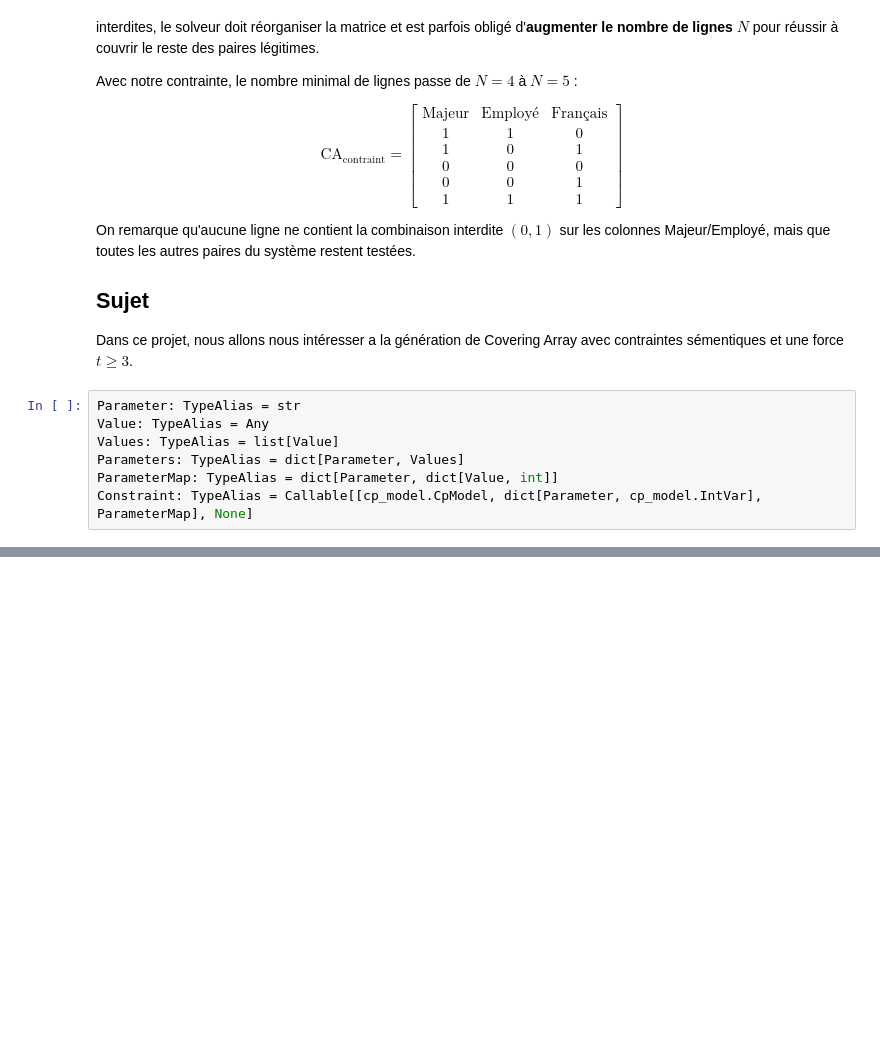
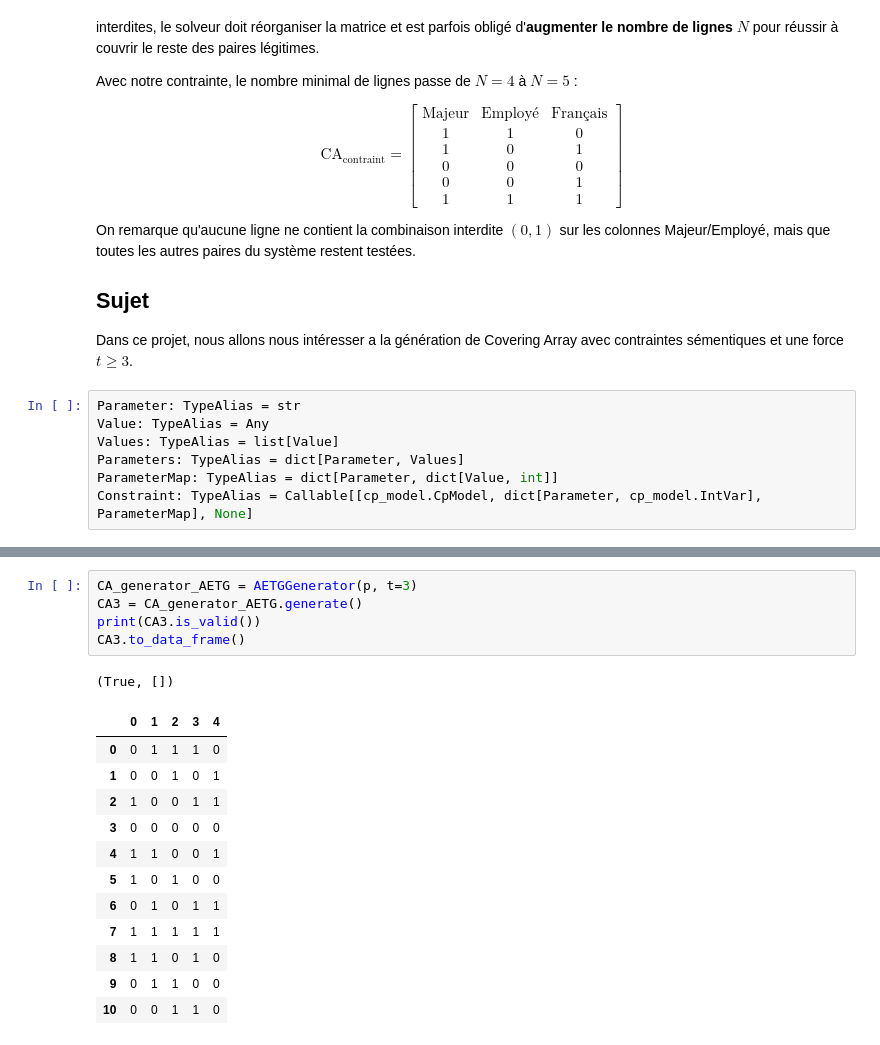
Before and after one commit to jsboigeEpita/2026-Epita-Programmation-par-Contraintes, a Jupyter notebook: H4-Covering-Arrays/src/main.ipynb, the cells around one changed output, grey strips where cells are left out. Cells and saved outputs as stored; diff of their text form; blank space fills up the shorter version.

```diff
--- a/H4-Covering-Arrays/src/main.ipynb
+++ b/H4-Covering-Arrays/src/main.ipynb
@@ -316,0 +856,19 @@ CA.pretty_print()
+# %%
+CA_generator_AETG = AETGGenerator(p, t=3)
+CA3 = CA_generator_AETG.generate()
+print(CA3.is_valid())
+CA3.to_data_frame()
+# %% [output]
+(True, [])
+|  | 0 | 1 | 2 | 3 | 4 |
+| 0 | 0 | 1 | 1 | 1 | 0 |
+| 1 | 0 | 0 | 1 | 0 | 1 |
+| 2 | 1 | 0 | 0 | 1 | 1 |
+| 3 | 0 | 0 | 0 | 0 | 0 |
+| 4 | 1 | 1 | 0 | 0 | 1 |
+| 5 | 1 | 0 | 1 | 0 | 0 |
+| 6 | 0 | 1 | 0 | 1 | 1 |
+| 7 | 1 | 1 | 1 | 1 | 1 |
+| 8 | 1 | 1 | 0 | 1 | 0 |
+| 9 | 0 | 1 | 1 | 0 | 0 |
+| 10 | 0 | 0 | 1 | 1 | 0 |
```
Also changed, not shown: parts of 17 cells of this notebook.
